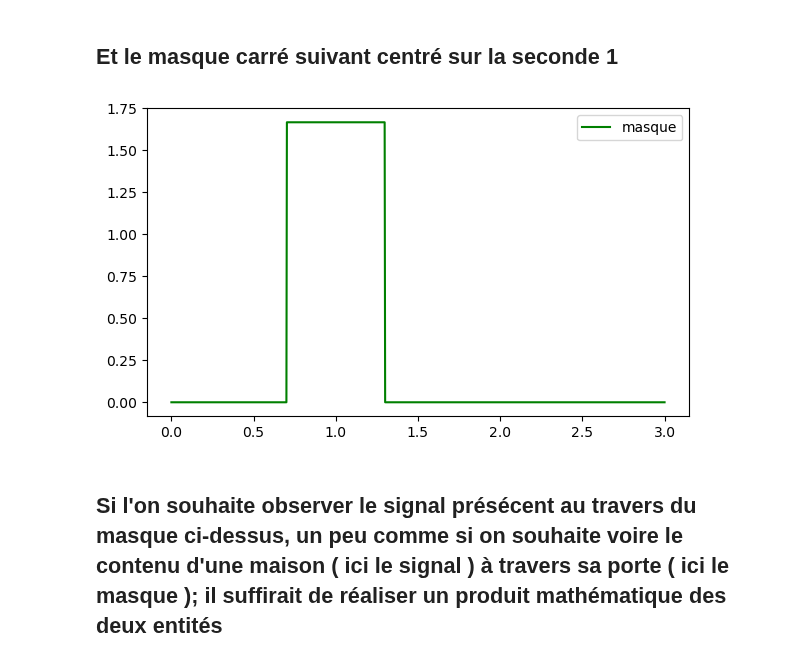
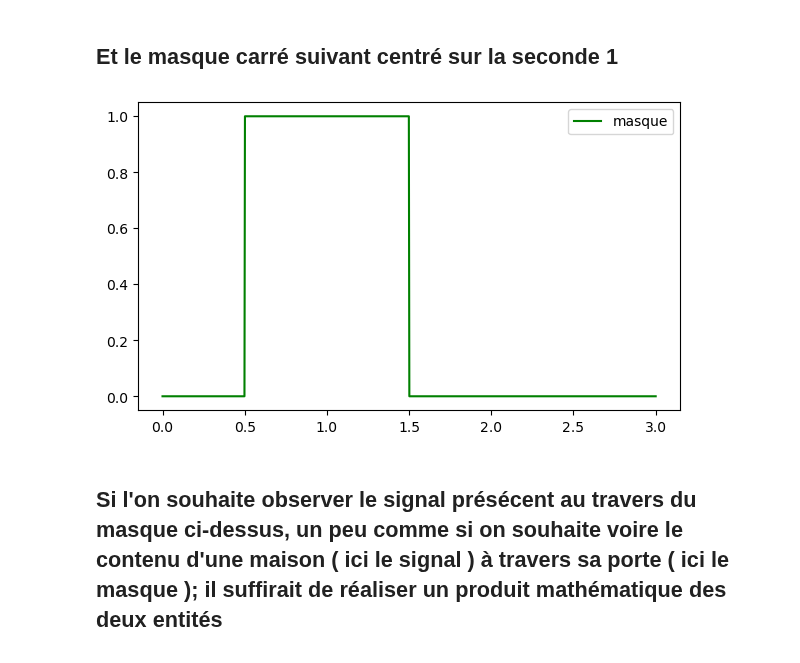
Before and after one commit to Brice-KENGNI-ZANGUIM/Signal_Processing, a Jupyter notebook: 4 - Spectograme/4 - Spectogram Temp_Fréquence.ipynb, the cells around one changed output. Cells and saved outputs as stored; diff of their text form; code cells hidden in the pictures.

```diff
--- a/4 - Spectograme/4 - Spectogram Temp_Fréquence.ipynb
+++ b/4 - Spectograme/4 - Spectogram Temp_Fréquence.ipynb
@@ -88,16 +88,16 @@ def porte( centre , ouverture ) :
 
     return ( t > centre -ouverture/2) * (t < centre + ouverture/2)/ouverture
 # %%
-porte_0 = porte( 1 , durée/5)
+porte_0 = porte( 1 , durée/3)
 
 plt.figure(figsize = (7,4))
 
 plt.plot(t, porte_0, label="masque", color ="green")
 
 plt.legend()
 plt.show()
 # %% [output]
-[figure, old version]
+[figure, new version]
 # %% [markdown]
 <h2> Si l'on souhaite observer le signal présécent au travers du masque ci-dessus, un peu comme si on souhaite voire le contenu d'une maison ( ici le signal ) à travers sa porte ( ici le masque ); il suffirait de réaliser un produit mathématique des deux entités
 # %%
```
Also changed, not shown: parts of 1 cell of this notebook.
